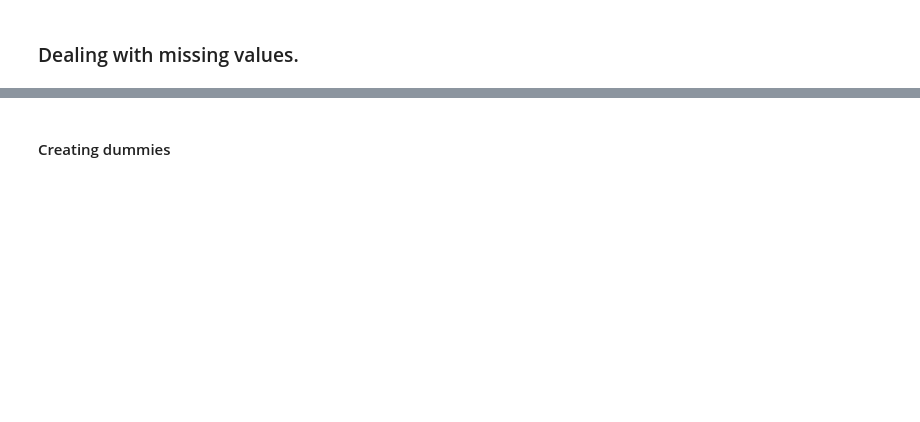
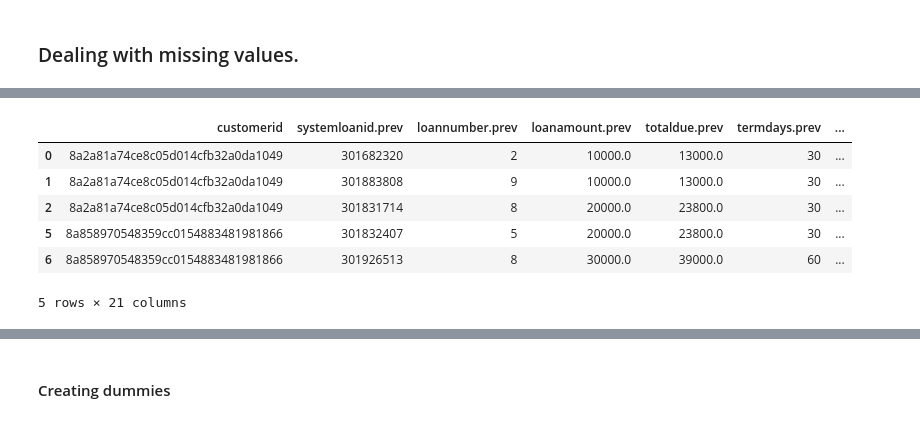
Before and after one commit to frank015940/Loan-Default-Prediction, a Jupyter notebook: loan_default.ipynb, the cells around one changed output, grey strips where cells are left out. Drawn from its saved outputs; the diff is of its cells as text; code cells hidden in the pictures; blank space fills up the shorter version.

```diff
--- a/loan_default.ipynb
+++ b/loan_default.ipynb
@@ -1007,2 +1021,22 @@ my_df.head()
+# %%
+# Convert date columns to datetime objects
+date_columns = ['approveddate.prev', 'creationdate.prev', 'approveddate.perf', 'creationdate.perf']
+for col in date_columns:
+    merged_data[col] = pd.to_datetime(merged_data[col], format='%Y-%m-%d %H:%M:%S.%f')
+
+# Calculate time differences and convert to minutes
+merged_data['time_to_approval.prev'] = (merged_data['approveddate.prev'] - merged_data['creationdate.prev']).dt.total_seconds() / 60
+merged_data['time_to_approval.perf'] = (merged_data['approveddate.perf'] - merged_data['creationdate.perf']).dt.total_seconds() / 60
+# %%
+my_df = merged_data.drop(['longitude_gps','latitude_gps','approveddate.prev','creationdate.prev','approveddate.perf','creationdate.perf','date','firstrepaiddate', 'birthdate','closeddate', 'firstduedate'],axis = 1)
+my_df.head()
+# %% [output]
+|  | customerid | systemloanid.prev | loannumber.prev | loanamount.prev | totaldue.prev | termdays.prev | ... |
+| 0 | 8a2a81a74ce8c05d014cfb32a0da1049 | 301682320 | 2 | 10000.0 | 13000.0 | 30 | ... |
+| 1 | 8a2a81a74ce8c05d014cfb32a0da1049 | 301883808 | 9 | 10000.0 | 13000.0 | 30 | ... |
+| 2 | 8a2a81a74ce8c05d014cfb32a0da1049 | 301831714 | 8 | 20000.0 | 23800.0 | 30 | ... |
+| 5 | 8a858970548359cc0154883481981866 | 301832407 | 5 | 20000.0 | 23800.0 | 30 | ... |
+| 6 | 8a858970548359cc0154883481981866 | 301926513 | 8 | 30000.0 | 39000.0 | 60 | ... |
+5 rows × 21 columns
 # %%
 my_df['employment_status_clients'].value_counts()
```
Also changed, not shown: parts of 45 cells of this notebook.
